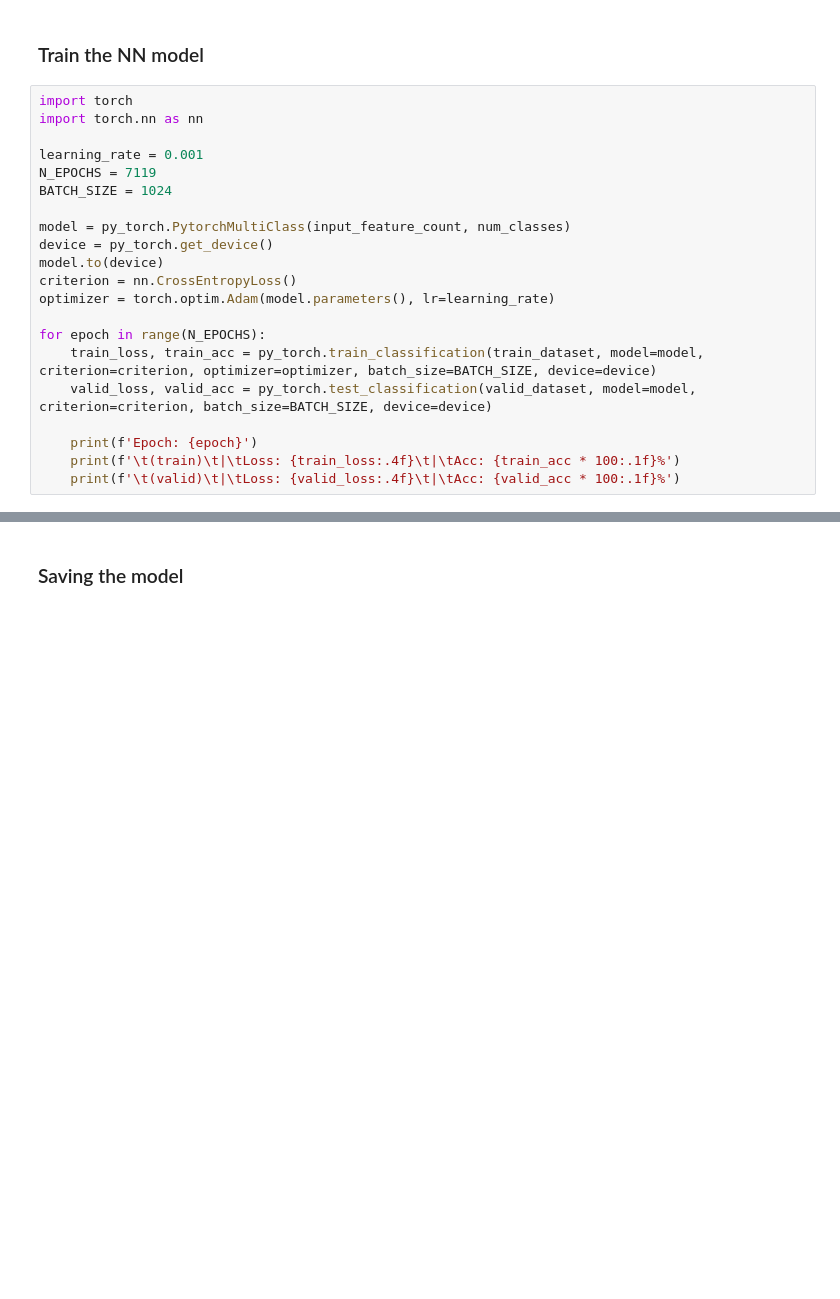
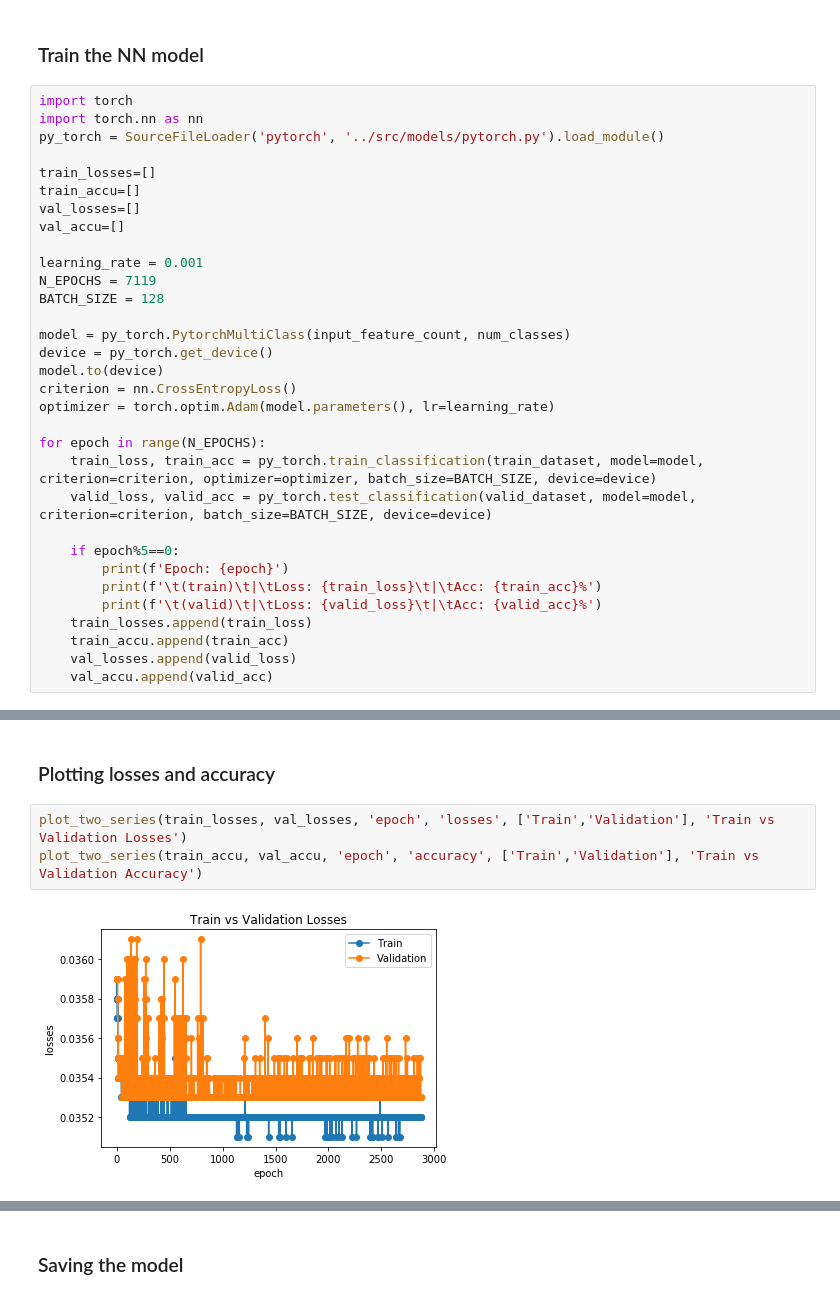
Before and after one commit to nuwanprabhath/beer-type-predictor, a Jupyter notebook: notebooks/train_model_v3.ipynb, the cells around one changed output, grey strips where cells are left out. Saved outputs shown, nothing was run; the diff lists cells and outputs as text; blank space fills up the shorter version.

Commit message:
Updating model details

```diff
--- a/notebooks/train_model_v3.ipynb
+++ b/notebooks/train_model_v3.ipynb
@@ -220,10 +215,16 @@ input_feature_count
 # %%
 import torch
 import torch.nn as nn
+py_torch = SourceFileLoader('pytorch', '../src/models/pytorch.py').load_module()
+
+train_losses=[]
+train_accu=[]
+val_losses=[]
+val_accu=[]
 
 learning_rate = 0.001
 N_EPOCHS = 7119
-BATCH_SIZE = 1024
+BATCH_SIZE = 128
 
 model = py_torch.PytorchMultiClass(input_feature_count, num_classes)
 device = py_torch.get_device()
@@ -235,7 +236,12 @@ for epoch in range(N_EPOCHS):
     train_loss, train_acc = py_torch.train_classification(train_dataset, model=model, criterion=criterion, optimizer=optimizer, batch_size=BATCH_SIZE, device=device)
     valid_loss, valid_acc = py_torch.test_classification(valid_dataset, model=model, criterion=criterion, batch_size=BATCH_SIZE, device=device)
 
-    print(f'Epoch: {epoch}')
-    print(f'\t(train)\t|\tLoss: {train_loss:.4f}\t|\tAcc: {train_acc * 100:.1f}%')
-    print(f'\t(valid)\t|\tLoss: {valid_loss:.4f}\t|\tAcc: {valid_acc * 100:.1f}%')
+    if epoch%5==0:
+        print(f'Epoch: {epoch}')
+        print(f'\t(train)\t|\tLoss: {train_loss}\t|\tAcc: {train_acc}%')
+        print(f'\t(valid)\t|\tLoss: {valid_loss}\t|\tAcc: {valid_acc}%')
+    train_losses.append(train_loss)
+    train_accu.append(train_acc)
+    val_losses.append(valid_loss)
+    val_accu.append(valid_acc)
 # %% [output]
@@ -242,0 +266,7 @@ NameError: name 'py_torch' is not defined
+# %% [markdown]
+### Plotting losses and accuracy
+# %%
+plot_two_series(train_losses, val_losses, 'epoch', 'losses', ['Train','Validation'], 'Train vs Validation Losses')
+plot_two_series(train_accu, val_accu, 'epoch', 'accuracy', ['Train','Validation'], 'Train vs Validation Accuracy')
+# %% [output]
+[figure, added]
```
Also changed, not shown: parts of 9 cells of this notebook, 5 other files.
